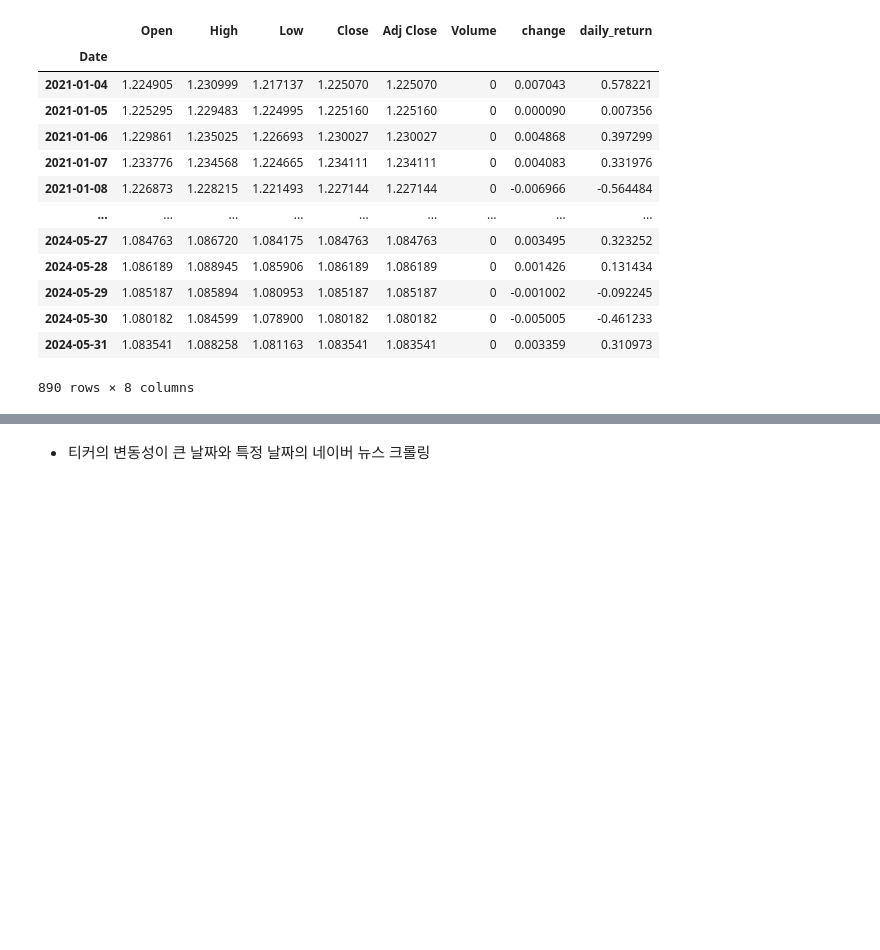
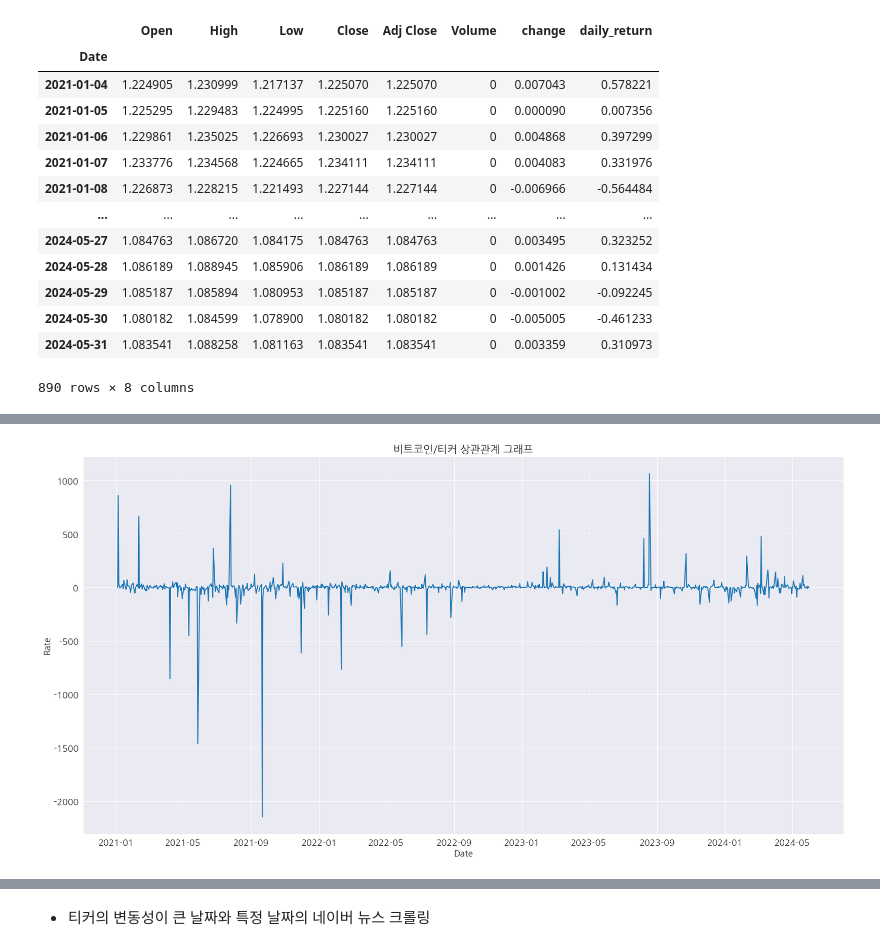
Before and after one commit to Ahram-Jeong/python-ml, a Jupyter notebook: project/yahoo_finance_ data_analysis.ipynb, the cells around one changed output, grey strips where cells are left out. Drawn from its saved outputs; the diff is of its cells as text; code cells hidden in the pictures; blank space fills up the shorter version.

```diff
--- a/project/yahoo_finance_ data_analysis.ipynb
+++ b/project/yahoo_finance_ data_analysis.ipynb
@@ -277,0 +110,6 @@ plt.show()
+# %%
+# 비트코인과 각 종목의 연관관계 산출을 위한 티커 데이터 수집
+bit_ticker = yf.download(bitcoin, start_date, end_date)
+bit_ticker["daily_return"] = bit_ticker["Adj Close"].pct_change()*100
+bit_ticker = bit_ticker.dropna() # NaN 포함 행 삭제
+bit_ticker
@@ -277,0 +132,5 @@ plt.show()
+# %%
+# 비트코인과 티커 간의 상관관계 산출
+bit_corr = bit_ticker["daily_return"] / ticker["daily_return"]
+bit_corr = bit_corr.dropna()
+bit_corr
@@ -277,0 +151,12 @@ plt.show()
+# %%
+# 상관관계 그래프 시각화
+plt.rc("font", family = "NanumGothic", size = 13)
+plt.rcParams["axes.unicode_minus"] = False
+plt.figure(figsize = (20, 10))
+plt.plot(bit_corr.index, bit_corr)
+plt.xlabel("Date")
+plt.ylabel("Rate")
+plt.title("비트코인/티커 상관관계 그래프")
+plt.show()
+# %% [output]
+[figure, added]
```
Also changed, not shown: parts of 23 cells of this notebook.
